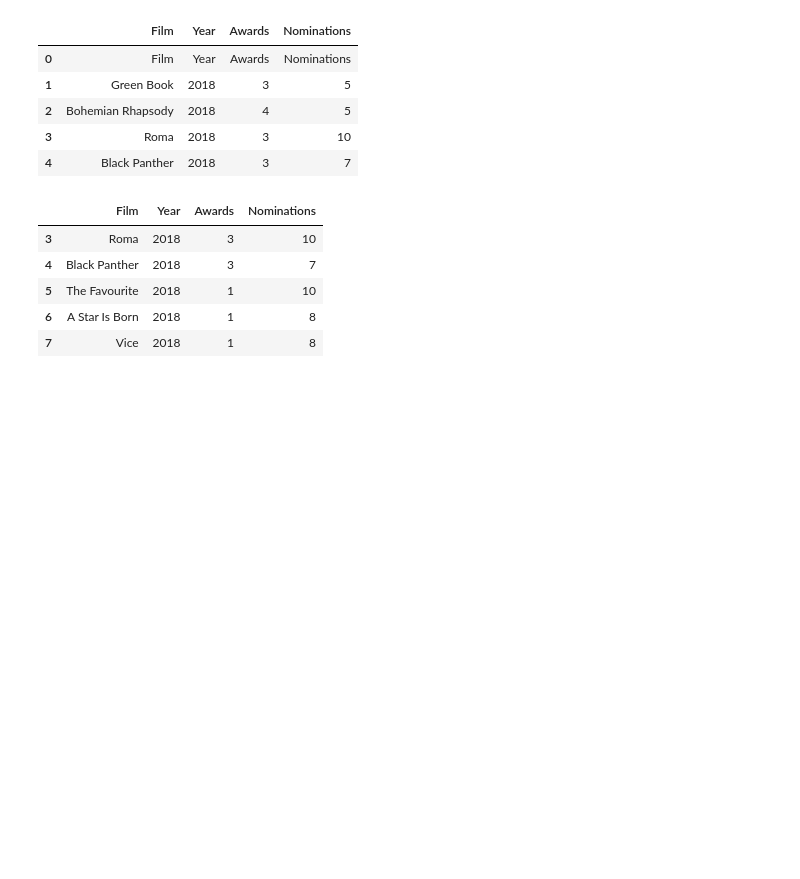
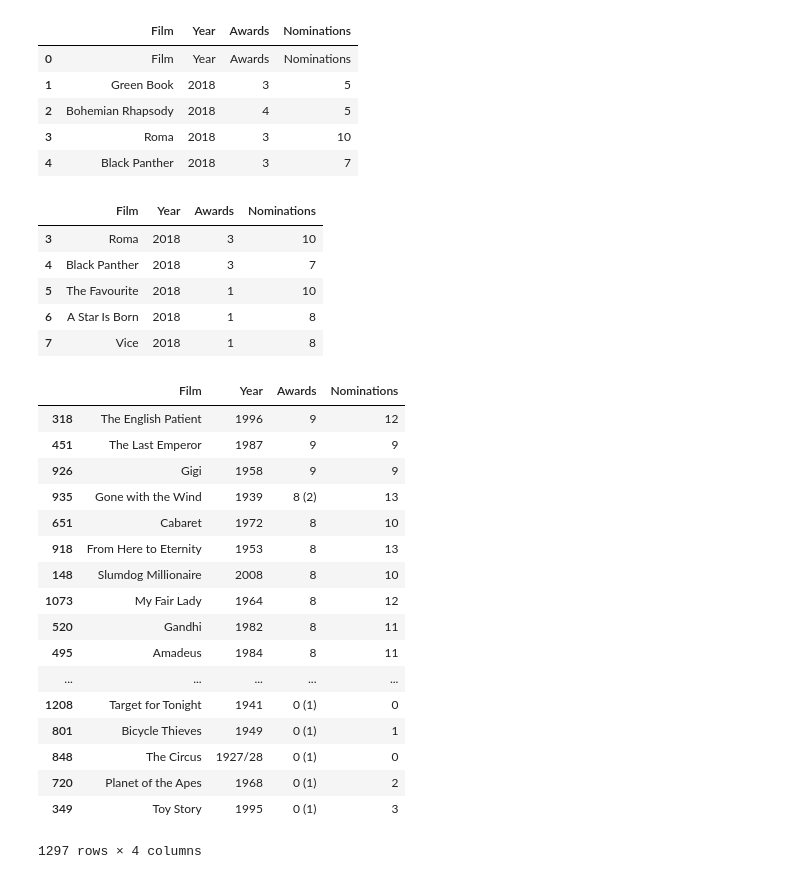
Before and after one commit to gechang90/Project-Movie-Data, a Jupyter notebook: movie_soup_scrap.ipynb, the cells around one changed output. Cells and saved outputs as stored; diff of their text form; code cells hidden in the pictures; blank space fills up the shorter version.

```diff
--- a/movie_soup_scrap.ipynb
+++ b/movie_soup_scrap.ipynb
@@ -109,3 +109,27 @@ df.head()
 | 5 | The Favourite | 2018 | 1 | 10 |
 | 6 | A Star Is Born | 2018 | 1 | 8 |
 | 7 | Vice | 2018 | 1 | 8 |
+# %%
+# store
+df_awards = df.sort_values("Awards", ascending = False)
+# %%
+df_awards
+# %% [output]
+|  | Film | Year | Awards | Nominations |
+| 318 | The English Patient | 1996 | 9 | 12 |
+| 451 | The Last Emperor | 1987 | 9 | 9 |
+| 926 | Gigi | 1958 | 9 | 9 |
+| 935 | Gone with the Wind | 1939 | 8 (2) | 13 |
+| 651 | Cabaret | 1972 | 8 | 10 |
+| 918 | From Here to Eternity | 1953 | 8 | 13 |
+| 148 | Slumdog Millionaire | 2008 | 8 | 10 |
+| 1073 | My Fair Lady | 1964 | 8 | 12 |
+| 520 | Gandhi | 1982 | 8 | 11 |
+| 495 | Amadeus | 1984 | 8 | 11 |
+| ... | ... | ... | ... | ... |
+| 1208 | Target for Tonight | 1941 | 0 (1) | 0 |
+| 801 | Bicycle Thieves | 1949 | 0 (1) | 1 |
+| 848 | The Circus | 1927/28 | 0 (1) | 0 |
+| 720 | Planet of the Apes | 1968 | 0 (1) | 2 |
+| 349 | Toy Story | 1995 | 0 (1) | 3 |
+1297 rows × 4 columns
```
Also changed, not shown: parts of 1 cell of this notebook, 2 other files.
